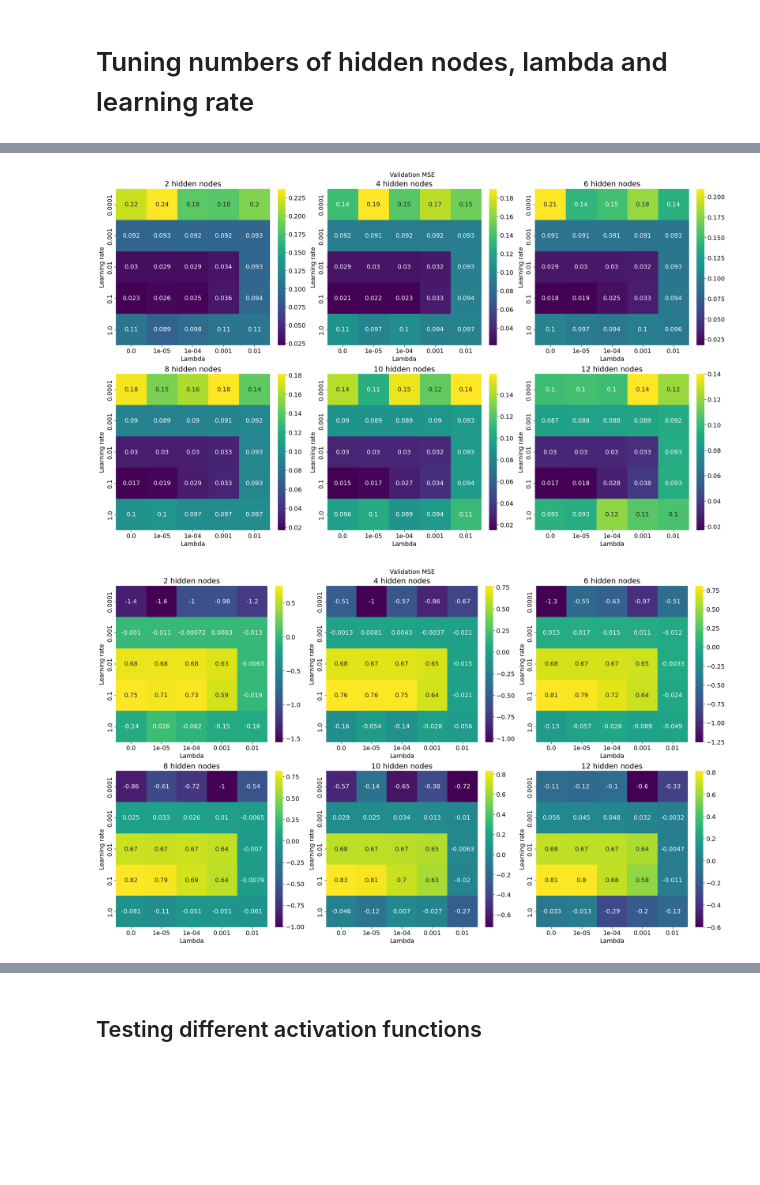
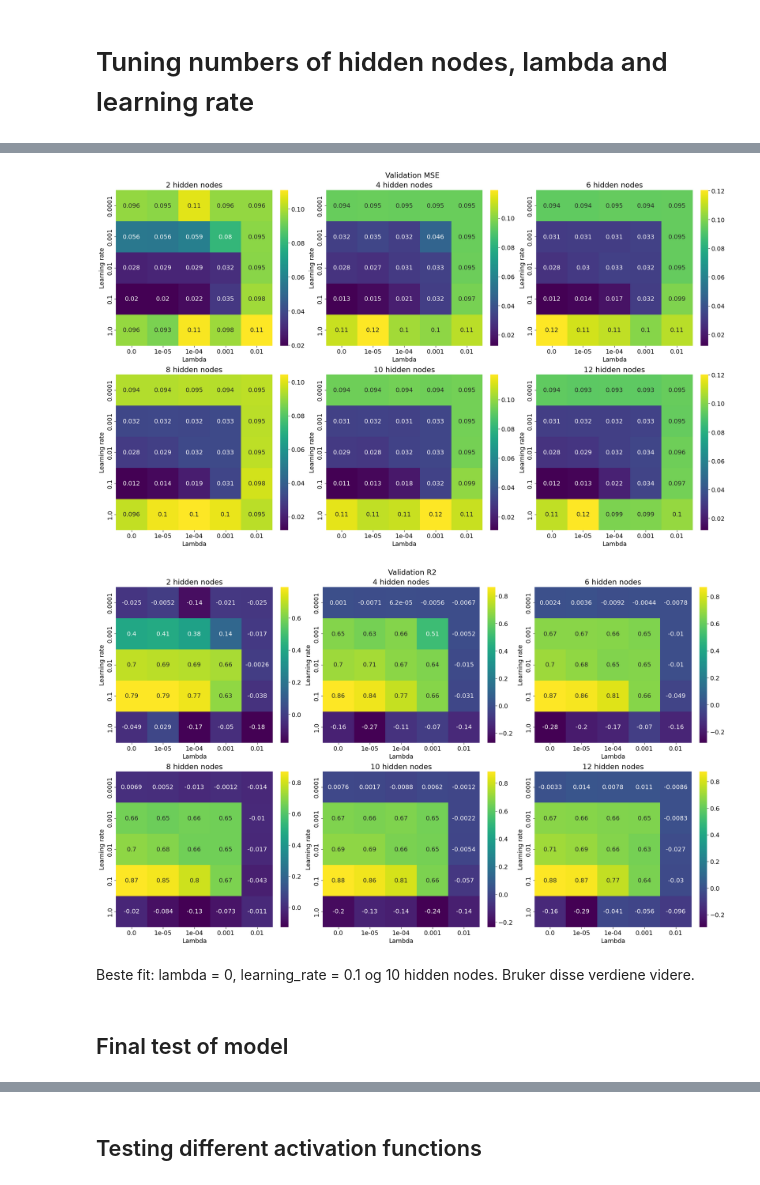
Before and after one commit to Johannesfjeldsaa/FYS-STK4155_Projects, a Jupyter notebook: Project 2/Solve project tasks/Task b) and c) NN on regression problem.ipynb, the cells around one changed output, grey strips where cells are left out. Saved outputs shown, nothing was run; the diff lists cells and outputs as text; code cells hidden in the pictures; blank space fills up the shorter version.

```diff
--- a/Project 2/Solve project tasks/Task b) and c) NN on regression problem.ipynb
+++ b/Project 2/Solve project tasks/Task b) and c) NN on regression problem.ipynb
@@ -8,10 +8,12 @@ sys.path.append(src_dir)
 # %%
 from NeuralNetwork import Neural_Network
 from GD_class import GradientDescent
-from cost_functions import Cost_Functions
+from cost_functions import grad_mse
 import numpy as np
 import jax.numpy as jnp
 import matplotlib.pyplot as plt
+
+plt.rcParams['font.size'] = 14
 
 from sklearn.datasets import load_breast_cancer
 from sklearn.metrics import accuracy_score, mean_squared_error, r2_score
@@ -21,11 +23,8 @@ import seaborn as sns
 from sklearn.model_selection import KFold
 from tqdm import tqdm
 
-def grad_mse(target, pred):
-
-    n = len(target) # Number of inputs
-
-    return 2/n * (pred - target)
+np.random.seed(1342)
+jnp.random.seed(1342)
 
 def plot_heatmap(values, x_ticks, y_ticks, x_label, y_label, title):
     fig, ax = plt.subplots(figsize = (6, 5))
@@ -204,7 +203,7 @@ X_train, X_test, target_train, target_test = train_test_split(X, target, test_si
 # Tuning the number of minibatches and epochs
 # %%
 n_hidden_layers = 2
-n_hidden_nodes = 4
+n_hidden_nodes = 8
 
 n_outputs = 1
 n_features = X.shape[1]
@@ -215,10 +214,7 @@ learning_rate = 0.01
 lmbd = 0.0001
 
 n_epochs_list = [50, 100, 150]
-n_minibatches_list = [8, 16, 32, 64]
-
-# Splitting the training data into training and validation set
-X_train, X_val, target_train, target_val = train_test_split(X, target, test_size=0.2)
+n_minibatches_list = [8, 16, 32]
 
 mse = np.zeros((len(n_epochs_list), len(n_minibatches_list)))
 r2 = np.zeros((len(n_epochs_list), len(n_minibatches_list)))
@@ -234,19 +230,21 @@ for k, n_epochs in enumerate(n_epochs_list):
 
         for train_index, val_index in kfold.split(X_train):
 
+            # Splitting the data into training and validation set for cross-validation
             X_train_cv, X_val_cv = X_train[train_index], X_train[val_index]
             target_train_cv, target_val_cv = target_train[train_index], target_train[val_index]
 
             ffnn = Neural_Network(n_features, n_hidden_layers, n_hidden_nodes, n_outputs,
                                   grad_cost_function=grad_mse,
-                                  learning_rate=lr,
+                                  learning_rate=learning_rate,
                                   lmbd=lmbd,
                                   activation_function_hidden=activation_hidden,
                                   activation_function_output='Linear',
                                   optimizer=None,
                                   classification_problem=False)
 
-            ffnn.train(X_train_cv, target_train_cv, num_iter=n_epochs, n_minibatches=n_minibatches)
+            ffnn.train(X_train_cv, target_train_cv, num_iter=n_epochs,
+                       n_minibatches=n_minibatches, method="Linear decay")
             pred_val = ffnn.predict(X_val_cv)
 
             mse_crossval.append(mean_squared_error(target_val_cv, pred_val))
@@ -290,11 +294,8 @@ learning_rates = np.logspace(-4, 0, 5)
 lmbd_vals = np.logspace(-5, -2, 4)
 lmbd_vals = jnp.insert(lmbd_vals, 0, 0.0)
 
-n_epochs = 50
-n_minibatches = 8
-
-# Splitting the training data into training and validation set
-X_train, X_val, target_train, target_val = train_test_split(X, target, test_size=0.2)
+n_epochs = 150
+n_minibatches = 16
 
 mse = np.zeros((len(n_hidden_nodes_list), len(learning_rates), len(lmbd_vals)))
 r2 = np.zeros((len(n_hidden_nodes_list), len(learning_rates), len(lmbd_vals)))
@@ -324,7 +325,8 @@ for k, n_hidden_nodes in enumerate(n_hidden_nodes_list):
                                       optimizer=None,
                                       classification_problem=False)
 
-                ffnn.train(X_train_cv, target_train_cv, num_iter=n_epochs, n_minibatches=n_minibatches)
+                ffnn.train(X_train_cv, target_train_cv, num_iter=n_epochs,
+                           n_minibatches=n_minibatches, method="Fixed learning rate")
                 pred_val = ffnn.predict(X_val_cv)
 
                 mse_crossval.append(mean_squared_error(target_val_cv, pred_val))
@@ -356,43 +338,45 @@ mse
 # Plotting the results
 
 # MSE
-plt.rcParams['font.size'] = 14
-
 fig, axs = plt.subplots(2, 3, figsize=(20, 12), constrained_layout=True)  # Create a figure and subplots
 
-fig.suptitle('Validation MSE', fontsize=14)
+fig.suptitle('Validation MSE')
 
 for i, ax in enumerate(axs.flatten()):
     sns.heatmap(mse[i], annot=True, ax=ax, cmap="viridis")  # Draw heatmap
     ax.set_title(f"{n_hidden_nodes_list[i]} hidden nodes")
 
     ax.set_xticklabels(lmbd_vals)
     ax.set_yticklabels(learning_rates)
 
     ax.set_xlabel('Lambda')  # Set x label
     ax.set_ylabel('Learning rate')  # Set y label
 
 plt.savefig(r"Figures\Task_b\Franke_tune_lr_lambda_nodes_MSE.png")
 plt.show()
 
 
 # R2
 fig, axs = plt.subplots(2, 3, figsize=(20, 12), constrained_layout=True)  # Create a figure and subplots
 
-fig.suptitle('Validation MSE', fontsize=14)
+fig.suptitle('Validation R2')
 
 for i, ax in enumerate(axs.flatten()):
     sns.heatmap(r2[i], annot=True, ax=ax, cmap="viridis")  # Draw heatmap
     ax.set_title(f"{n_hidden_nodes_list[i]} hidden nodes")
 
     ax.set_xticklabels(lmbd_vals)
     ax.set_yticklabels(learning_rates)
 
     ax.set_xlabel('Lambda')  # Set x label
     ax.set_ylabel('Learning rate')  # Set y label
 
 plt.savefig(r"Figures\Task_b\Franke_tune_lr_lambda_nodes_R2.png")
 plt.show()
 # %% [output]
-[figure, old version]
+[figure, new version]
-[figure, old version]
+[figure, new version]
+# %% [markdown]
+Beste fit: lambda = 0, learning_rate = 0.1 og 10 hidden nodes. Bruker disse verdiene videre.
+# %% [markdown]
+## Final test of model
```
Also changed, not shown: parts of 17 cells of this notebook, 19 other files.
